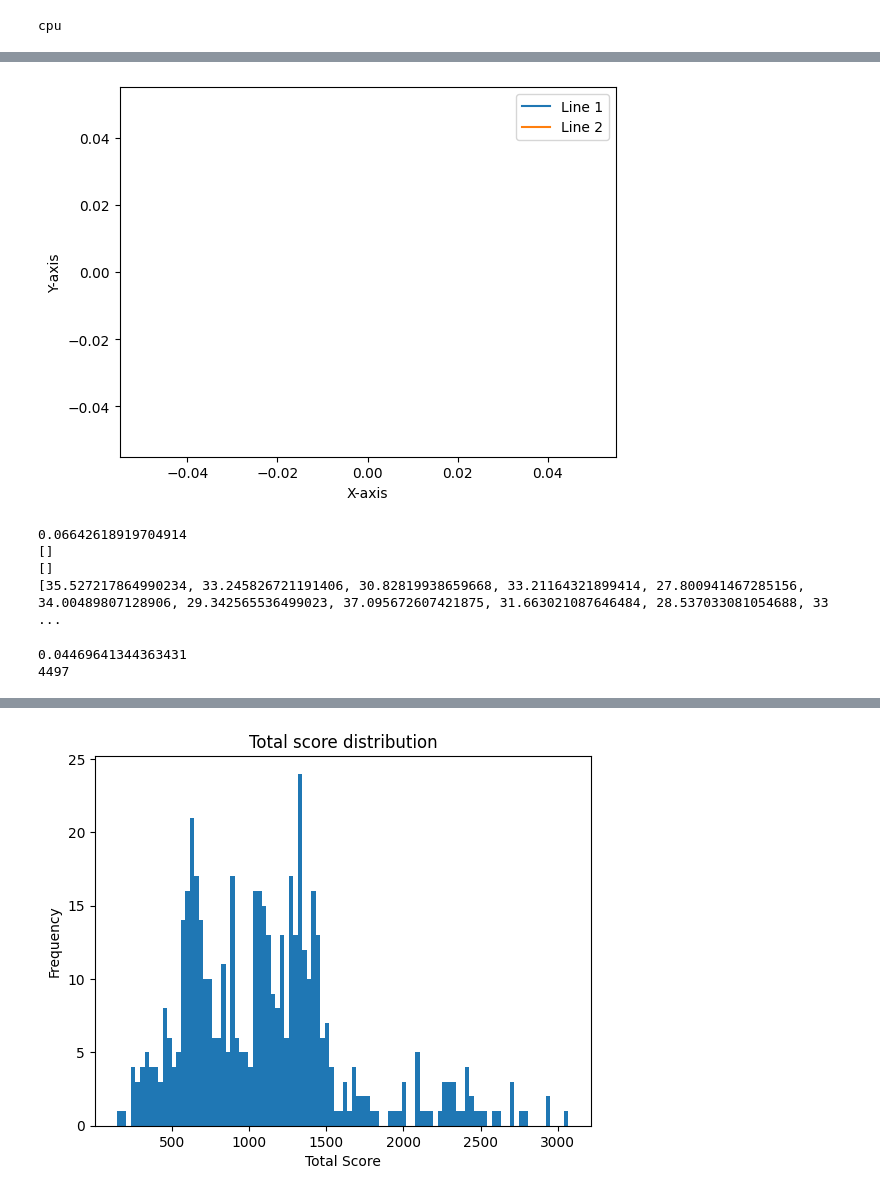
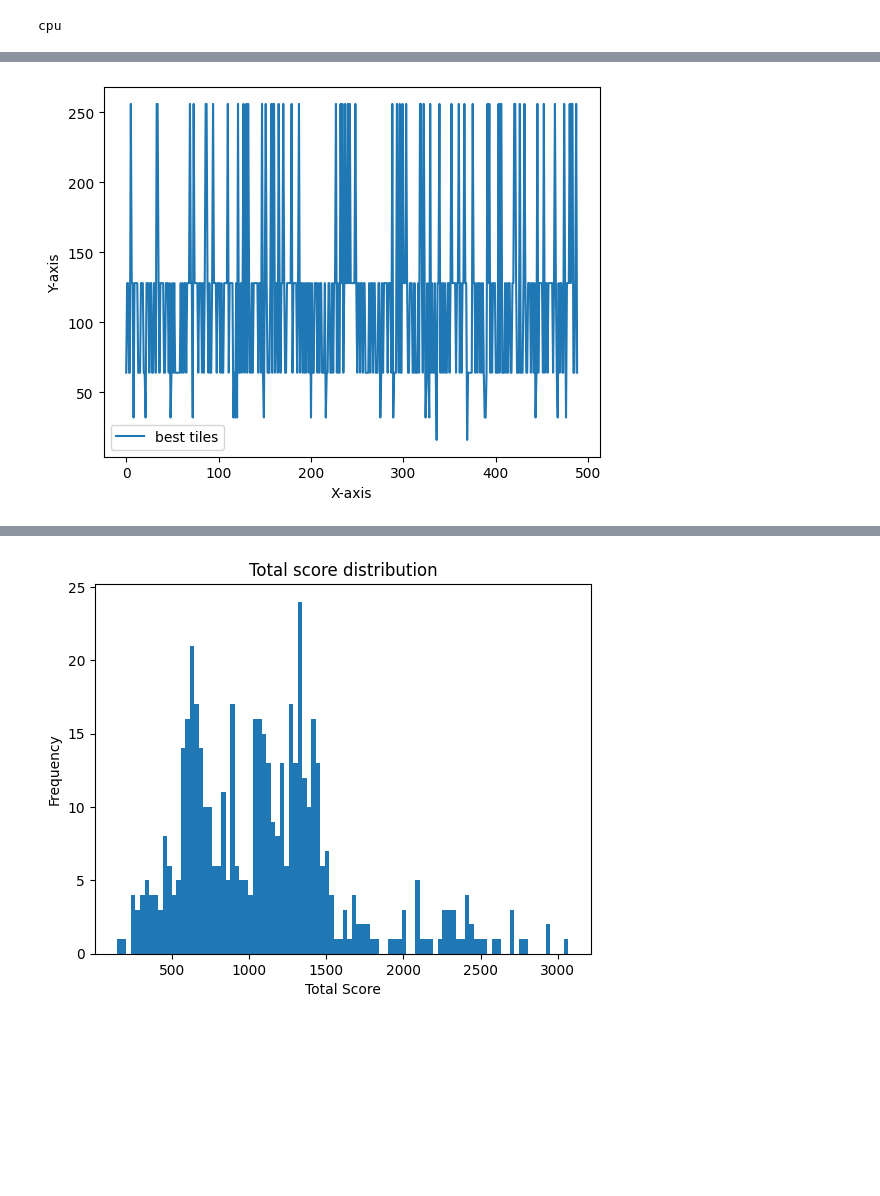
Before and after one commit to codyarvonen/2048, a Jupyter notebook: train.ipynb, the cells around one changed output, grey strips where cells are left out. Cells and saved outputs as stored; diff of their text form; code cells hidden in the pictures; blank space fills up the shorter version.

Commit message:
update training loop

```diff
--- a/train.ipynb
+++ b/train.ipynb
@@ -19,14 +30,22 @@ def play_random_game(save: bool=False):
     random_game = Game(seed=random_seed, iterative_mode=True, save_game=save, visualize=False)
     board = random_game.init_board()
 
+    # print(random_seed)
+
     # Step through the game loop
     total_score = 0
     game_over = False
     count = 0
     while not game_over:
-        board, reward, game_over = random_game.step(board, random.choice(list(Direction)))
+        action = random.choice(list(Direction))
+        # print(board)
+        # print(action)
+        new_board, reward, game_over = random_game.step(board, action)
+        # print(reward.get_total_reward(), reward.action_score)
         total_score += reward.action_score
         count += 1
+        board = new_board.copy()
+
 
     if save:
         random_game.history.final_board = board
@@ -113,7 +130,7 @@ GAMMA = 0.99
 
 # TODO: decay the LR?
 
-save_episodes = True
+save_episodes = False
 
 # Initialize replay memory
 replay_memory = ReplayMemory(MEM_CAPACITY)
@@ -134,7 +151,10 @@ epsilon = EPSILON_START
 trained_scores = []
 trained_best_tiles = []
 losses = []
-for episode in tqdm(range(EPISODES), total=EPISODES):
+# for episode in tqdm(range(EPISODES), total=EPISODES):
+pbar = tqdm(range(EPISODES), total=EPISODES, desc="Training", leave=False)
+# for episode in tqdm(range(EPISODES), total=EPISODES, desc="Training", leave=False):
+for episode in pbar:
     # Initialize game for episode
     episode_game = Game(seed=random.randint(0, (2**32)-1), iterative_mode=True, save_game=save_episodes, visualize=False)
 
@@ -164,6 +184,9 @@ for episode in tqdm(range(EPISODES), total=EPISODES):
         result = episode_game.step(board, action)
         reward = result[1].get_total_reward()
         episode_score += result[1].action_score
+        # print(board)
+        # print(action)
+        # print(reward)
 
         replay_memory.memory.append(Experience(board, action, reward, result[0]))
 
@@ -186,8 +209,8 @@ for episode in tqdm(range(EPISODES), total=EPISODES):
                         next_states.append(experience.next_state)
 
                     states = np.array(states)
-                    actions = torch.tensor([act.value for act in actions]).unsqueeze(1)
-                    rewards = torch.tensor(rewards)
+                    actions = torch.tensor([act.value for act in actions]).unsqueeze(1).to(device)
+                    rewards = torch.tensor(rewards).to(device)
                     next_states = np.array(next_states)
 
                     # Get the Q values for each action
@@ -208,8 +231,9 @@ for episode in tqdm(range(EPISODES), total=EPISODES):
 
                     losses.append(loss.detach())
 
+    best_tile = np.amax(board)
     trained_scores.append(episode_score)
-    trained_best_tiles.append(np.amax(board))
+    trained_best_tiles.append(best_tile)
 
     # Update epsilon
     epsilon = epsilon * EPSILON_DECAY
@@ -223,6 +247,10 @@ for episode in tqdm(range(EPISODES), total=EPISODES):
         qnet_target.load_state_dict(qnet.state_dict())
         qnet.train()
 
+    pbar.set_description(f"loss = {loss:.4f}, best_tile: {best_tile}")
+    pbar.update(1)
 
-    # TODO: Save the model
+# pbar.close()
+
+# TODO: Save the model
 # %% [output]
@@ -235,41 +264,21 @@ plot_best_tile_dist(trained_best_tiles)
 # %%
 # PLOT METRIC OVER TIME DURING TRAINING
 
-loss_vals = [item.detach().numpy().tolist() for item in losses]
+# loss_vals = [item.detach().cpu().numpy().tolist() for item in losses]
 
 plt.plot(trained_best_tiles)
-plt.plot(trained_scores)
+# plt.plot(trained_scores)
 # plt.plot(loss_vals)
 
 # add labels and legend
 plt.xlabel('X-axis')
 plt.ylabel('Y-axis')
 plt.legend(['best tiles', 'score', 'losses'])
 
 # display the plot
 plt.show()
 # %% [output]
-[figure, old version]
+[figure, new version]
-0.06642618919704914
-[]
-[]
-[35.527217864990234, 33.245826721191406, 30.82819938659668, 33.21164321899414, 27.800941467285156, 34.00489807128906, 29.342565536499023, 37.095672607421875, 31.663021087646484, 28.537033081054688, 33 ...
-# %%
-EPSILON_START = 0.9
-EPSILON_END = 0.01
-EPSILON_DECAY = 0.999
-
-eps = EPSILON_START
-count = 0
-while (eps := eps * EPSILON_DECAY) > EPSILON_END:
-    if count == 3000:
-        print(eps)
-    count += 1
-
-print(count)
-# %% [output]
-0.04469641344363431
-4497
 # %%
 def play_game_from_model(save: bool=False):
     # Initialize the random game
```
Also changed, not shown: parts of 8 cells of this notebook.
